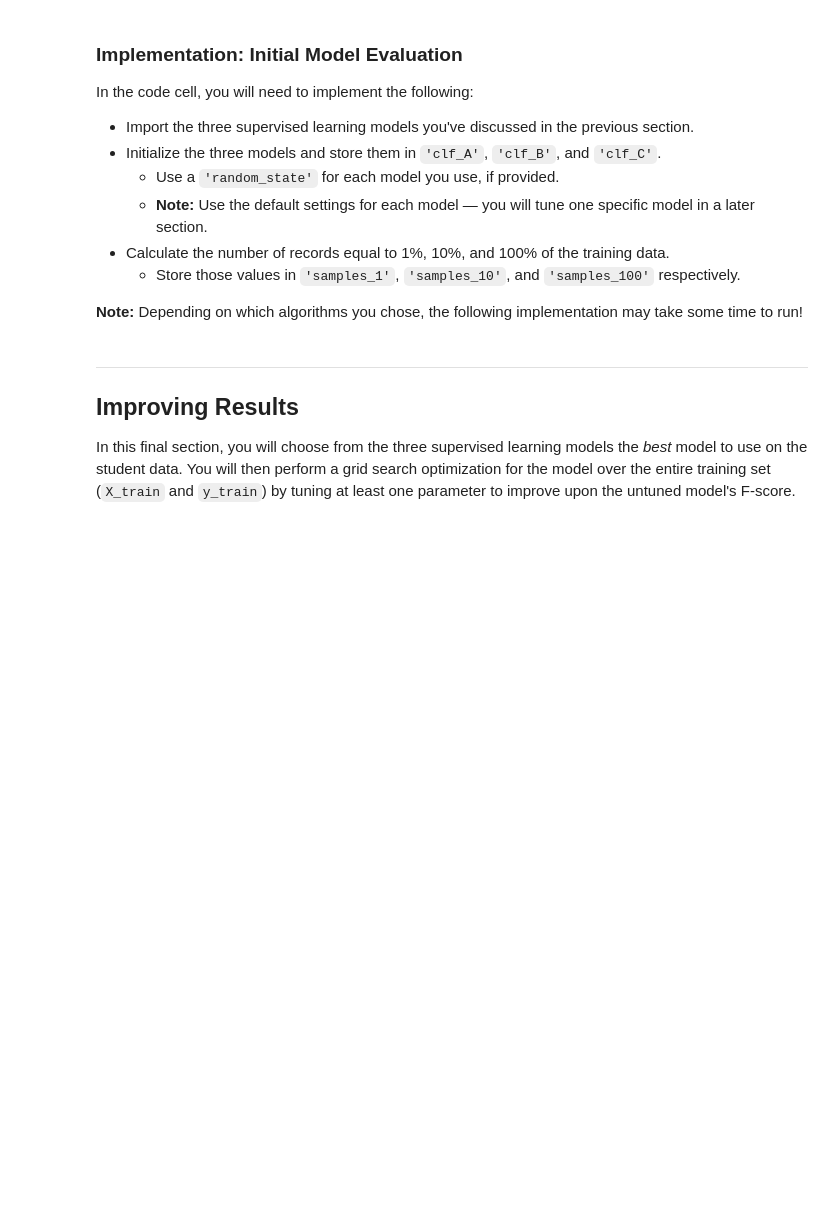
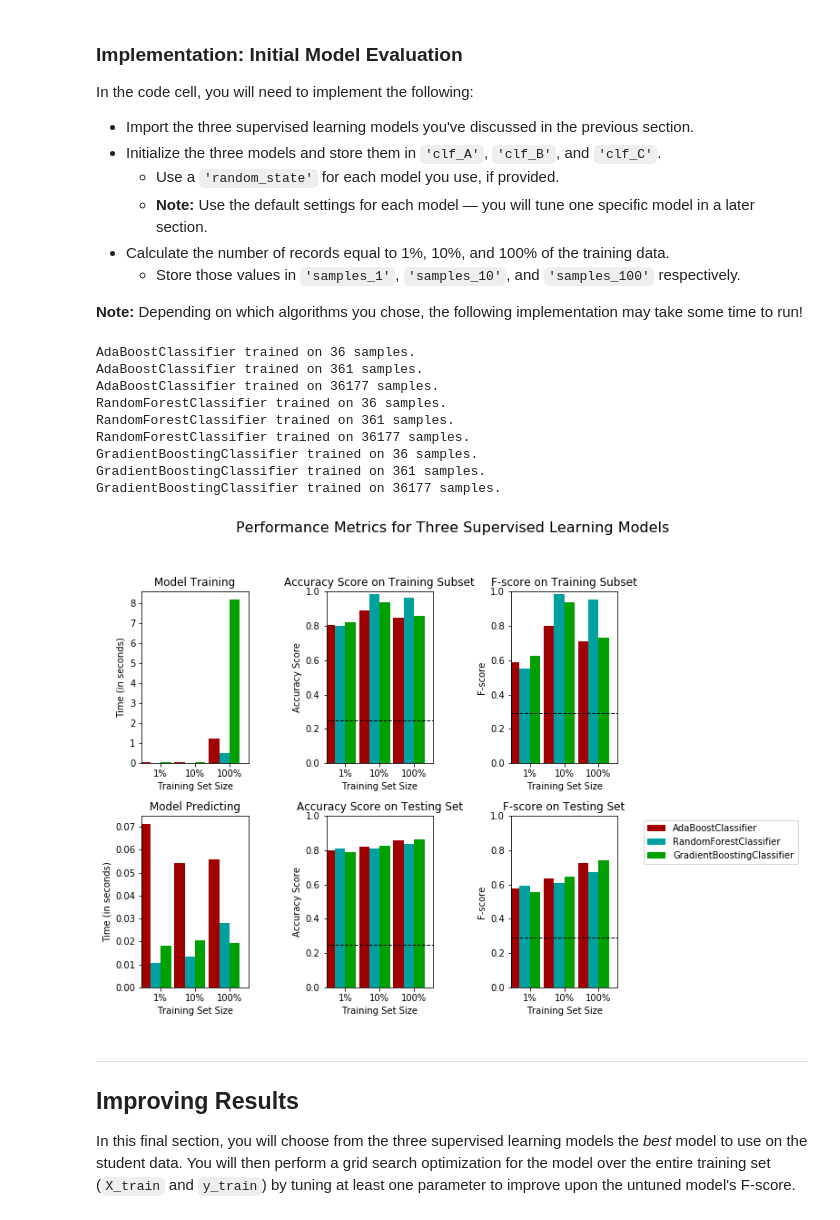
Before and after one commit to muke5hy/machine-learning, a Jupyter notebook: projects/finding_donors/finding_donors.ipynb, the cells around one changed output. Cells and saved outputs as stored; diff of their text form; code cells hidden in the pictures; blank space fills up the shorter version.

```diff
--- a/projects/finding_donors/finding_donors.ipynb
+++ b/projects/finding_donors/finding_donors.ipynb
@@ -258,12 +263,13 @@ FP = income.count() - TP
 TN = 0
 FN = 0
 # TODO: Calculate accuracy, precision and recall
-accuracy = TP / (TP + TN)
-recall = TP/(TP+FN)
+accuracy = TP / (TP + FP)
+recall = float(TP/(TP+FN))
 precision = TP/(TP+FP)
+beta = 0.5
 
 # TODO: Calculate F-score using the formula above for beta = 0.5 and correct values for precision and recall.
-fscore = (1+0.5**2)*(precision*recall)/((0.5**2)*precision)+recall
+fscore = (1+beta**2)*(precision*recall)/((beta**2*precision)+recall)
 
 # Print the results
 print("Naive Predictor: [Accuracy score: {:.4f}, F-score: {:.4f}]".format(accuracy, fscore))
@@ -361,29 +368,29 @@ def train_predict(learner, sample_size, X_train, y_train, X_test, y_test):
     end = time() # Get end time
 
     # TODO: Calculate the training time
-    results['train_time'] = start - end
+    results['train_time'] = end - start
 
     # TODO: Get the predictions on the test set(X_test),
     #       then get predictions on the first 300 training samples(X_train) using .predict()
     start = time() # Get start time
-    predictions_test = learner.predict(y_test)
-    predictions_train = learner.predict(y_train)
+    predictions_test = learner.predict(X_test)
+    predictions_train = learner.predict(X_train[:300])
     end = time() # Get end time
 
     # TODO: Calculate the total prediction time
-    results['pred_time'] = start - end
+    results['pred_time'] = end - start
 
     # TODO: Compute accuracy on the first 300 training samples which is y_train[:300]
-    results['acc_train'] = accuracy_score(predictions_train[:300], y_train[:300])
+    results['acc_train'] = accuracy_score(y_train[:300], predictions_train)
 
     # TODO: Compute accuracy on test set using accuracy_score()
-    results['acc_test'] = accuracy_score(predictions_test[:300], y_test[:300])
+    results['acc_test'] = accuracy_score(y_test, predictions_test)
 
     # TODO: Compute F-score on the the first 300 training samples using fbeta_score()
-    results['f_train'] = fbeta_score(y_train, predictions_train)
+    results['f_train'] = fbeta_score(y_train[:300], predictions_train,beta=0.5)
 
     # TODO: Compute F-score on the test set which is y_test
-    results['f_test'] = fbeta_score(y_test, predictions_test)
+    results['f_test'] = fbeta_score(y_test, predictions_test,beta=0.5)
 
     # Success
     print("{} trained on {} samples.".format(learner.__class__.__name__, sample_size))
@@ -403,31 +410,47 @@ In the code cell, you will need to implement the following:
 **Note:** Depending on which algorithms you chose, the following implementation may take some time to run!
 # %%
 # TODO: Import the three supervised learning models from sklearn
+from sklearn.ensemble import AdaBoostClassifier
+from sklearn.ensemble import RandomForestClassifier
+from sklearn.ensemble import GradientBoostingClassifier
+from sklearn.naive_bayes import GaussianNB
 
 # TODO: Initialize the three models
-clf_A = None
-clf_B = None
-clf_C = None
+clf_A = AdaBoostClassifier()
+clf_B = RandomForestClassifier()
+clf_C = GradientBoostingClassifier()
+
 
 # TODO: Calculate the number of samples for 1%, 10%, and 100% of the training data
 # HINT: samples_100 is the entire training set i.e. len(y_train)
 # HINT: samples_10 is 10% of samples_100 (ensure to set the count of the values to be `int` and not `float`)
 # HINT: samples_1 is 1% of samples_100 (ensure to set the count of the values to be `int` and not `float`)
-samples_100 = None
-samples_10 = None
-samples_1 = None
+samples_100 = int(1*len(y_train))
+samples_10 = int(0.01*len(y_train))
+samples_1 = int(0.001*len(y_train))
 
 # Collect results on the learners
 results = {}
 for clf in [clf_A, clf_B, clf_C]:
     clf_name = clf.__class__.__name__
     results[clf_name] = {}
     for i, samples in enumerate([samples_1, samples_10, samples_100]):
         results[clf_name][i] = \
         train_predict(clf, samples, X_train, y_train, X_test, y_test)
 
 # Run metrics visualization for the three supervised learning models chosen
 vs.evaluate(results, accuracy, fscore)
+# %% [output]
+AdaBoostClassifier trained on 36 samples.
+AdaBoostClassifier trained on 361 samples.
+AdaBoostClassifier trained on 36177 samples.
+RandomForestClassifier trained on 36 samples.
+RandomForestClassifier trained on 361 samples.
+RandomForestClassifier trained on 36177 samples.
+GradientBoostingClassifier trained on 36 samples.
+GradientBoostingClassifier trained on 361 samples.
+GradientBoostingClassifier trained on 36177 samples.
+[figure, added]
 # %% [markdown]
 ----
 ## Improving Results
```
Also changed, not shown: parts of 16 cells of this notebook, 1 other file.
